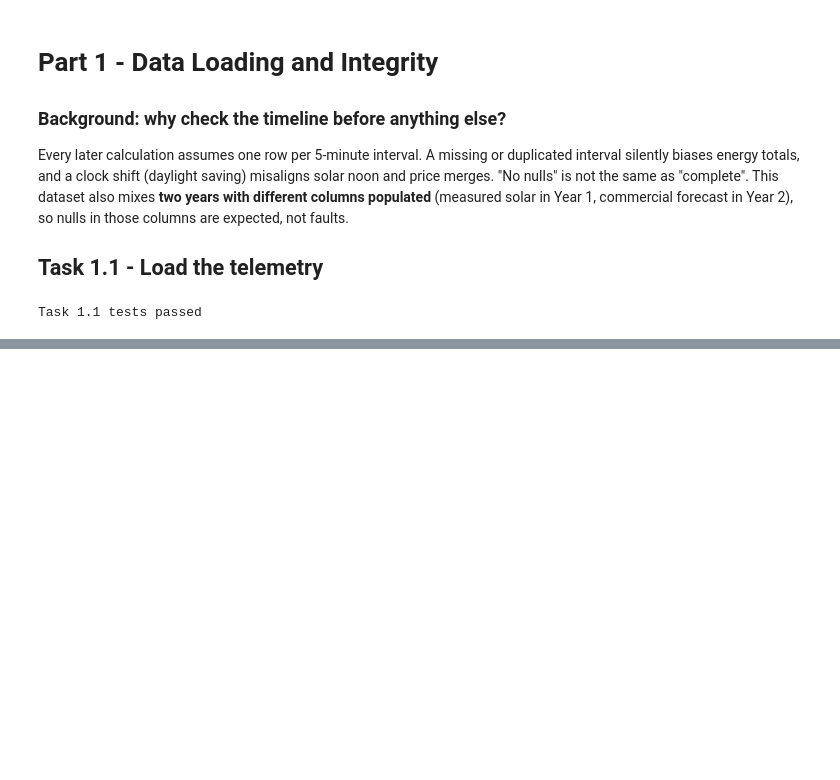
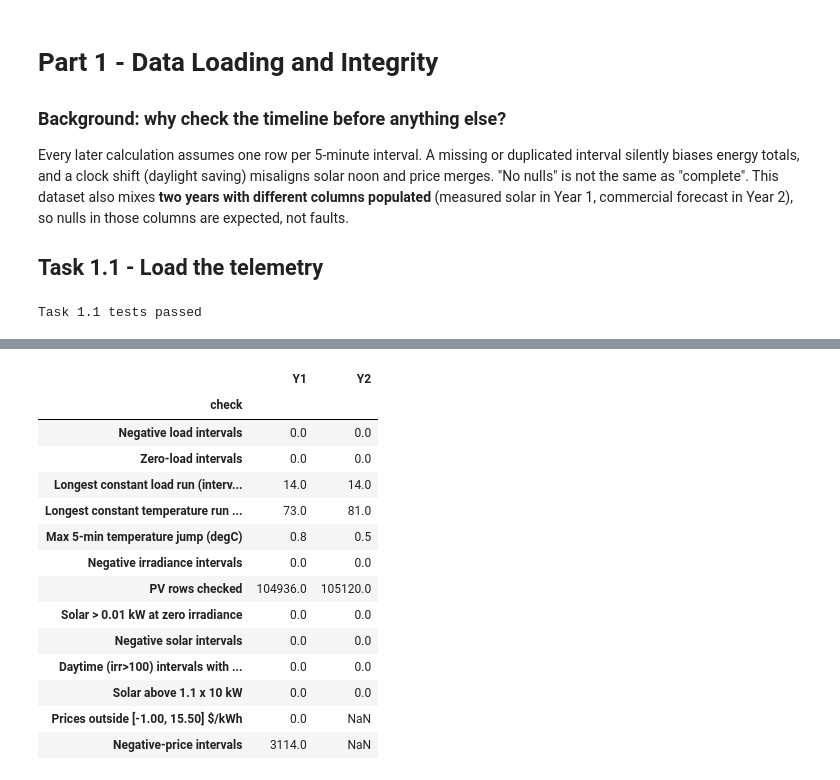
Before and after one commit to 7ayatibp/SOLA, a Jupyter notebook: SOLA4237_Assignment2.ipynb, the cells around one changed output, grey strips where cells are left out. Drawn from its saved outputs; the diff is of its cells as text; code cells hidden in the pictures; blank space fills up the shorter version.

```diff
--- a/SOLA4237_Assignment2.ipynb
+++ b/SOLA4237_Assignment2.ipynb
@@ -171,0 +513,39 @@ df.head()
+# %%
+def longest_constant_run(s: pd.Series) -> int:
+    """Length (in intervals) of the longest run of identical consecutive values."""
+    s = s.dropna()
+    return int(s.groupby((s != s.shift()).cumsum()).size().max()) if len(s) else 0
+
+
+def quality_report(df: pd.DataFrame, pv_col: str, cap_kw: float, col: dict = COL) -> pd.DataFrame:
+    """Physical-plausibility checks in one table. Columns: check, value, note.
+
+    pv_col: which PV column to check (measured in Year 1, commercial forecast in Year 2).
+    cap_kw: estimated PV system size, used for the above-capacity check.
+    """
+    irr, load = df[col["irr"]], df[col["load"]]
+    rows = [
+        ("Negative load intervals", int((load < 0).sum()), "Should be 0 (no export-side meter in load)"),
+        ("Zero-load intervals", int((load == 0).sum()), "A real home always has standby load"),
+        ("Longest constant load run (intervals)", longest_constant_run(load), "Stuck meter if very long"),
+        ("Longest constant temperature run (intervals)", longest_constant_run(df[col["temp"]]), "Stuck sensor if very long"),
+        ("Max 5-min temperature jump (degC)", float(df[col["temp"]].diff().abs().max()), "Implausible if large"),
+        ("Negative irradiance intervals", int((irr < 0).sum()), "Should be 0"),
+    ]
+    s = df[pv_col].dropna()
+    if len(s):
+        i = irr.reindex(s.index)
+        rows += [
+            ("PV rows checked", len(s), "Proves the check actually ran"),
+            ("Solar > 0.01 kW at zero irradiance", int(((i == 0) & (s > 0.01)).sum()), "Should be 0"),
+            ("Negative solar intervals", int((s < 0).sum()), "Should be 0"),
+            ("Daytime (irr>100) intervals with solar <= 0.01 kW",
+             int(((i > 100) & (s <= 0.01)).sum()), "Outage, snow or fault"),
+            (f"Solar above 1.1 x {cap_kw} kW", int((s > 1.1 * cap_kw).sum()), "Above system capacity"),
+        ]
+    p = df[col["rrp"]].dropna()
+    if len(p):
+        rows += [("Prices outside [-1.00, 15.50] $/kWh", int(((p < -1.00) | (p > 15.50)).sum()),
+                  "Outside 2022 NEM floor/cap: check units"),
+                 ("Negative-price intervals", int((p < 0).sum()), "Drives the curtailment logic")]
+    return pd.DataFrame(rows, columns=["check", "value", "note"])
@@ -171,0 +580,19 @@ df.head()
+# %%
+pd.concat({"Y1": quality_report(df1, COL["solar"], 10).set_index("check")["value"],
+           "Y2": quality_report(df2, COL["solar_fc"], 10).set_index("check")["value"]}, axis=1)
+# %% [output]
+|  | Y1 | Y2 |
+| check |  |  |
+| Negative load intervals | 0.0 | 0.0 |
+| Zero-load intervals | 0.0 | 0.0 |
+| Longest constant load run (interv... | 14.0 | 14.0 |
+| Longest constant temperature run ... | 73.0 | 81.0 |
+| Max 5-min temperature jump (degC) | 0.8 | 0.5 |
+| Negative irradiance intervals | 0.0 | 0.0 |
+| PV rows checked | 104936.0 | 105120.0 |
+| Solar > 0.01 kW at zero irradiance | 0.0 | 0.0 |
+| Negative solar intervals | 0.0 | 0.0 |
+| Daytime (irr>100) intervals with ... | 0.0 | 0.0 |
+| Solar above 1.1 x 10 kW | 0.0 | 0.0 |
+| Prices outside [-1.00, 15.50] $/kWh | 0.0 | NaN |
+| Negative-price intervals | 3114.0 | NaN |
```
Also changed, not shown: parts of 33 cells of this notebook, 1 other file.
